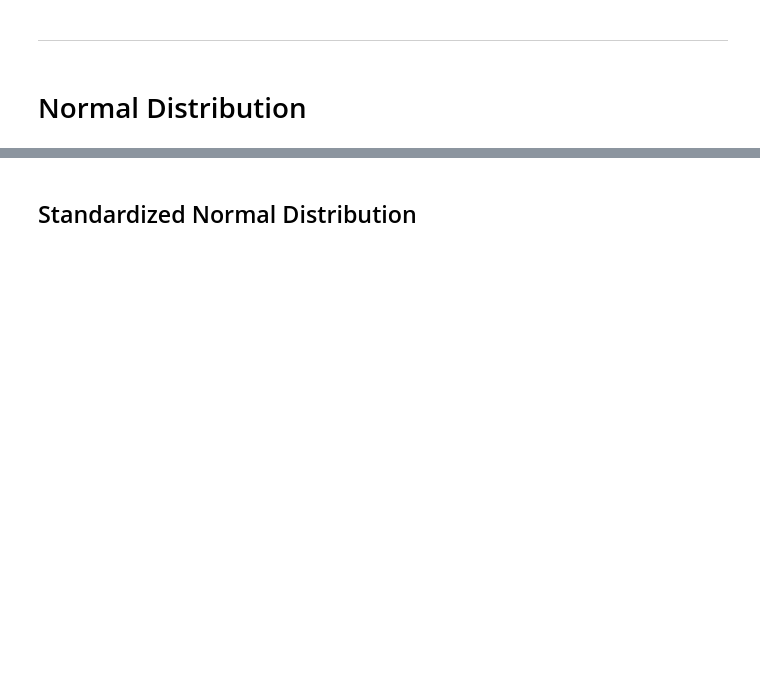
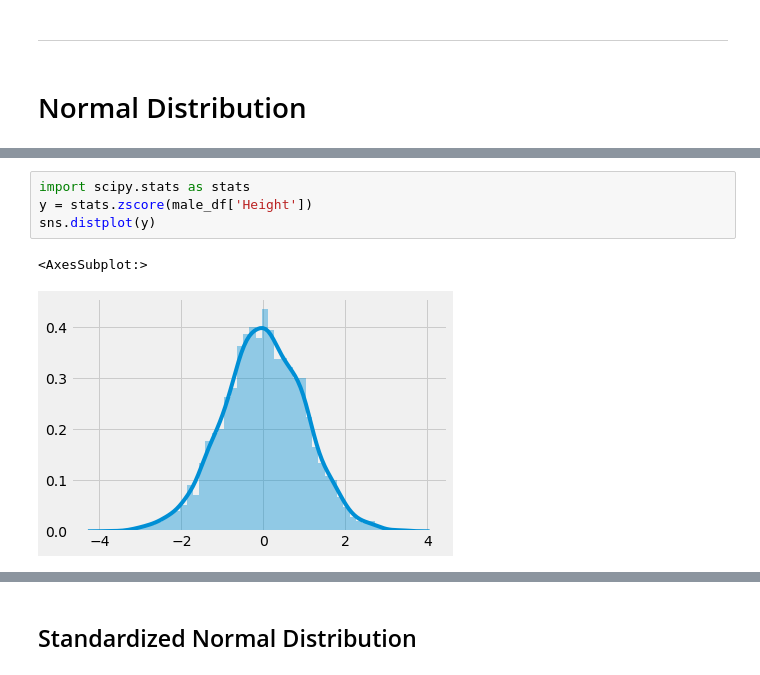
Before and after one commit to jirvingphd/fsds_070620_FT, a Jupyter notebook: Mod_2/sect_12/sect_12_distributions .ipynb, the cells around one changed output, grey strips where cells are left out. Saved outputs shown, nothing was run; the diff lists cells and outputs as text; blank space fills up the shorter version.

```diff
--- a/Mod_2/sect_12/sect_12_distributions .ipynb
+++ b/Mod_2/sect_12/sect_12_distributions .ipynb
@@ -331,3 +356,10 @@ ___
+# %%
+import scipy.stats as stats
+y = stats.zscore(male_df['Height'])
+sns.distplot(y)
+# %% [output]
+<AxesSubplot:>
+[figure, added]
 # %%
 import scipy.stats as stats
 x = np.arange(-4,4,.01)
```
Also changed, not shown: parts of 22 cells of this notebook, 1 other file.
